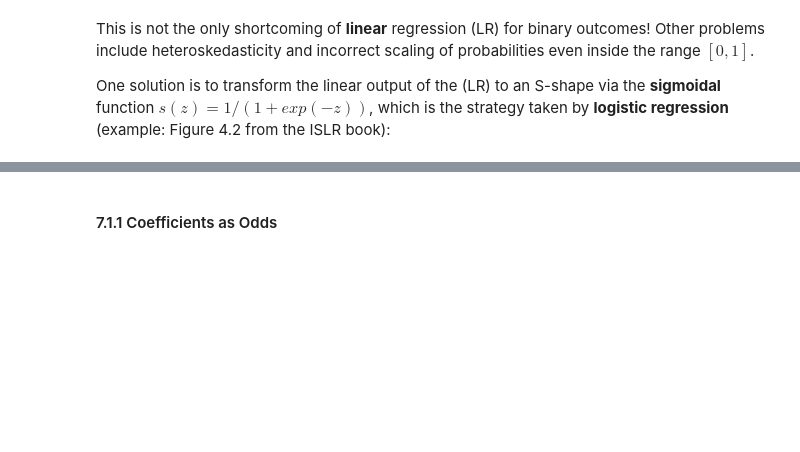
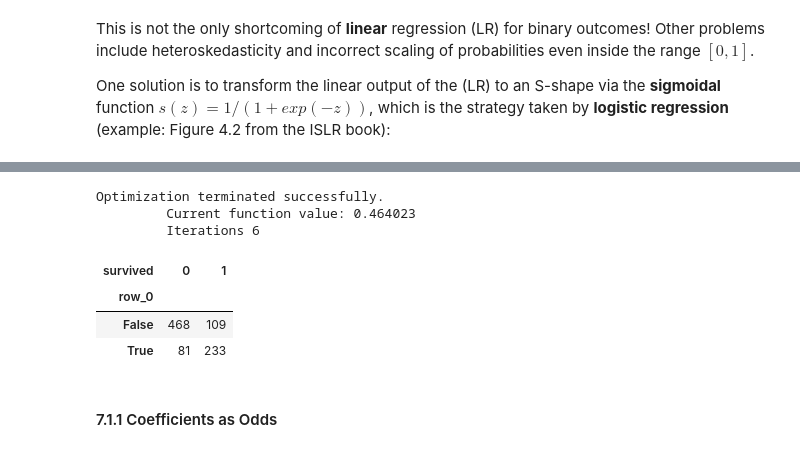
Before and after one commit to markusloecher/DataScience2018, a Jupyter notebook: Lessons/class7-ClassificationI.ipynb, the cells around one changed output, grey strips where cells are left out. Cells and saved outputs as stored; diff of their text form; code cells hidden in the pictures; blank space fills up the shorter version.

```diff
--- a/Lessons/class7-ClassificationI.ipynb
+++ b/Lessons/class7-ClassificationI.ipynb
@@ -201,3 +200,16 @@ Optimization terminated successfully.
+# %%
+pHat = est.fit().predict()
+pred = pHat > 0.5
+pd.crosstab(pred, titanic.survived)
+#from sklearn.metrics import
+# %% [output]
+Optimization terminated successfully.
+         Current function value: 0.464023
+         Iterations 6
+| survived | 0 | 1 |
+| row_0 |  |  |
+| False | 468 | 109 |
+| True | 81 | 233 |
 # %% [markdown]
 #### 7.1.1 Coefficients as Odds
 # %% [markdown]
```
Also changed, not shown: parts of 18 cells of this notebook, 1 other file.
